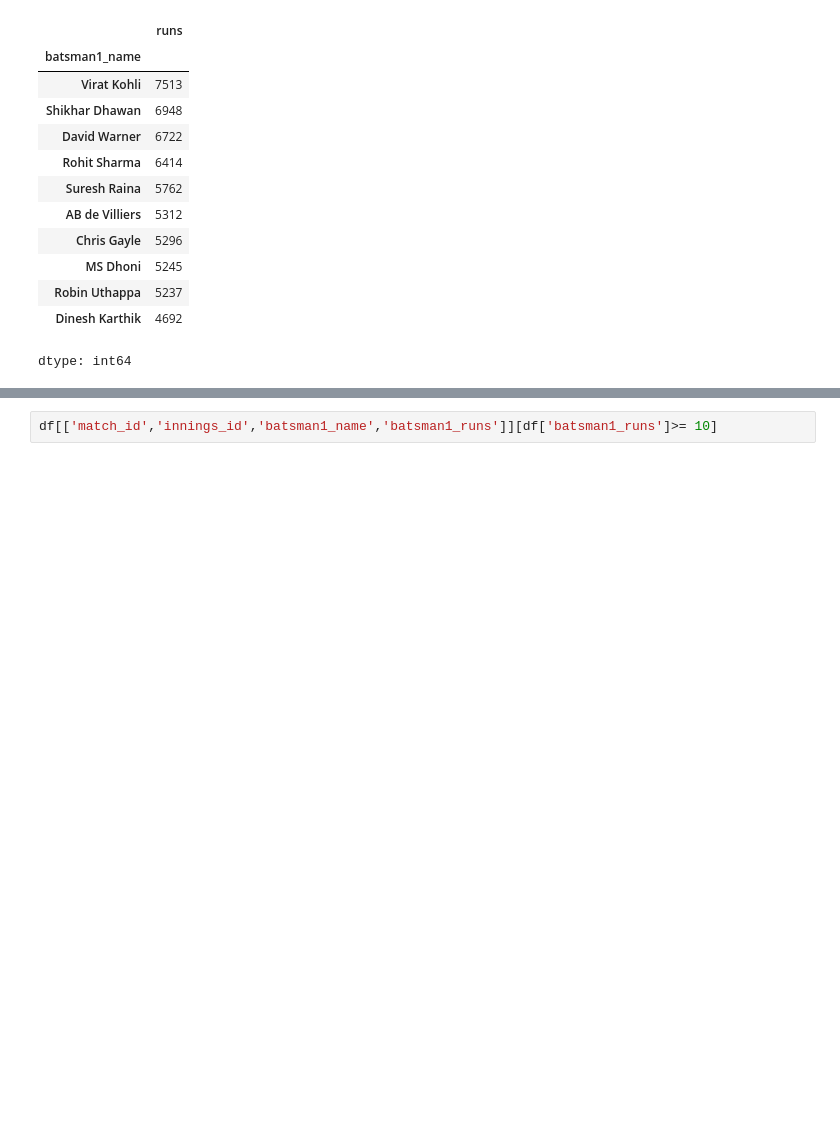
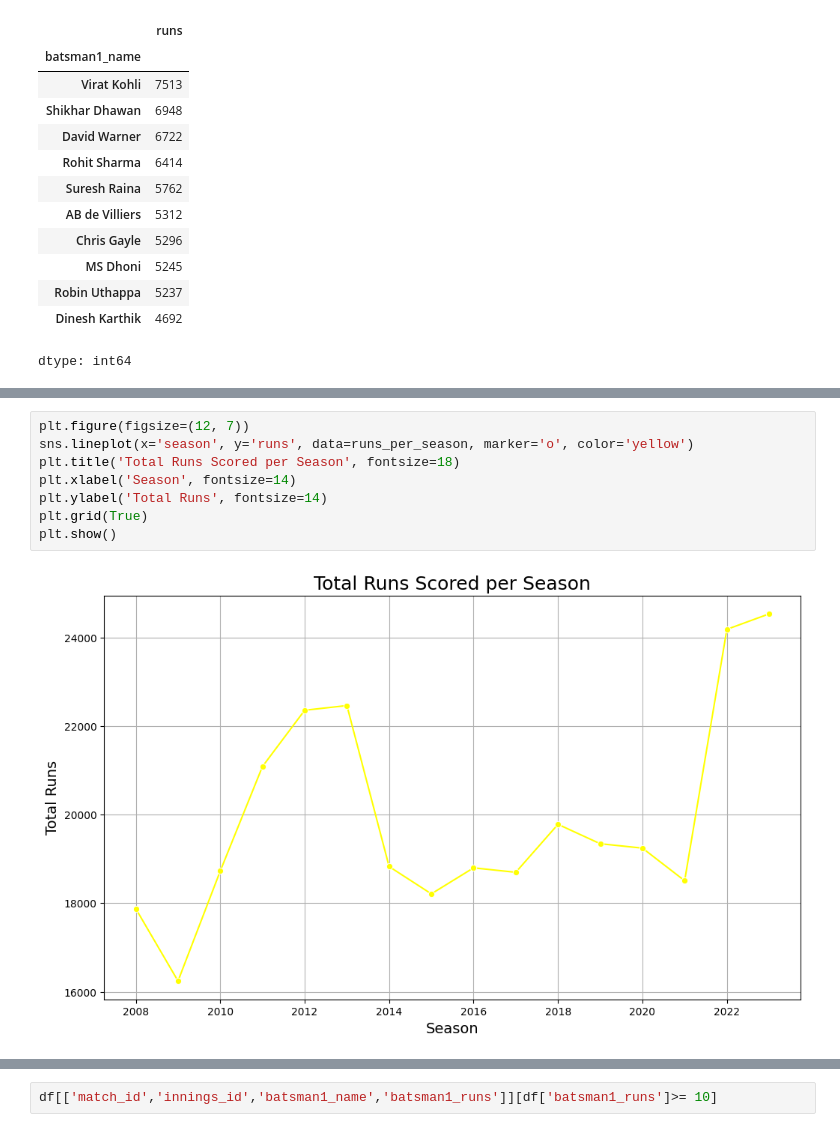
Before and after one commit to amalsalilan/IPL_Infographics_Data_Analytics_-_Data_Visualization_Infosys_Internship_Oct2024, a Jupyter notebook: final_notebook.ipynb, the cells around one changed output, grey strips where cells are left out. Cells and saved outputs as stored; diff of their text form; blank space fills up the shorter version.

```diff
--- a/final_notebook.ipynb
+++ b/final_notebook.ipynb
@@ -364,0 +484,10 @@ dtype: int64
+# %%
+plt.figure(figsize=(12, 7))
+sns.lineplot(x='season', y='runs', data=runs_per_season, marker='o', color='yellow')
+plt.title('Total Runs Scored per Season', fontsize=18)
+plt.xlabel('Season', fontsize=14)
+plt.ylabel('Total Runs', fontsize=14)
+plt.grid(True)
+plt.show()
+# %% [output]
+[figure, added]
```
Also changed, not shown: parts of 29 cells of this notebook.
